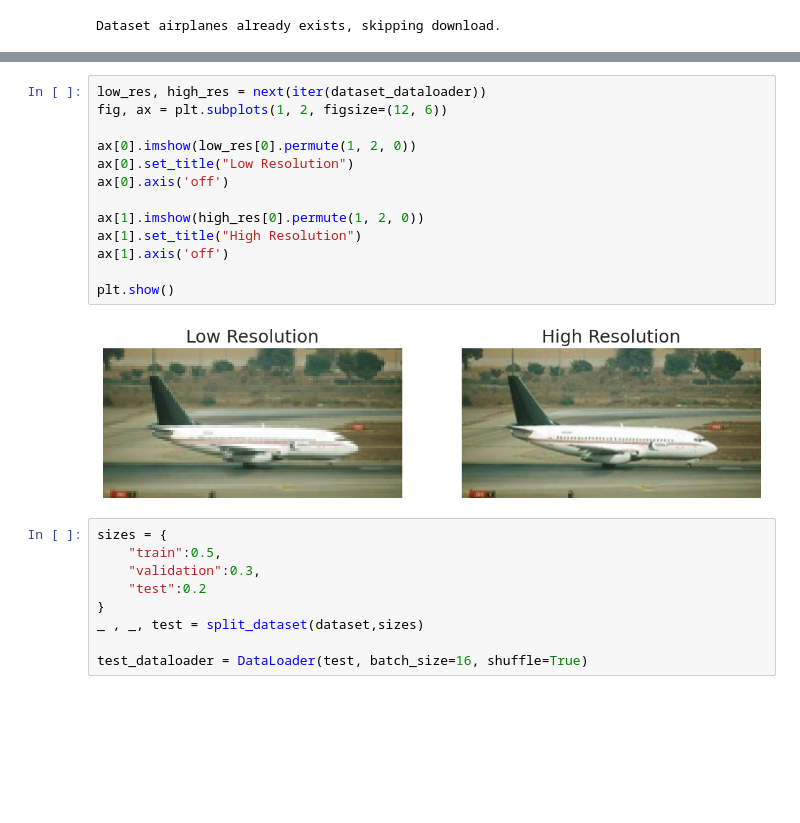
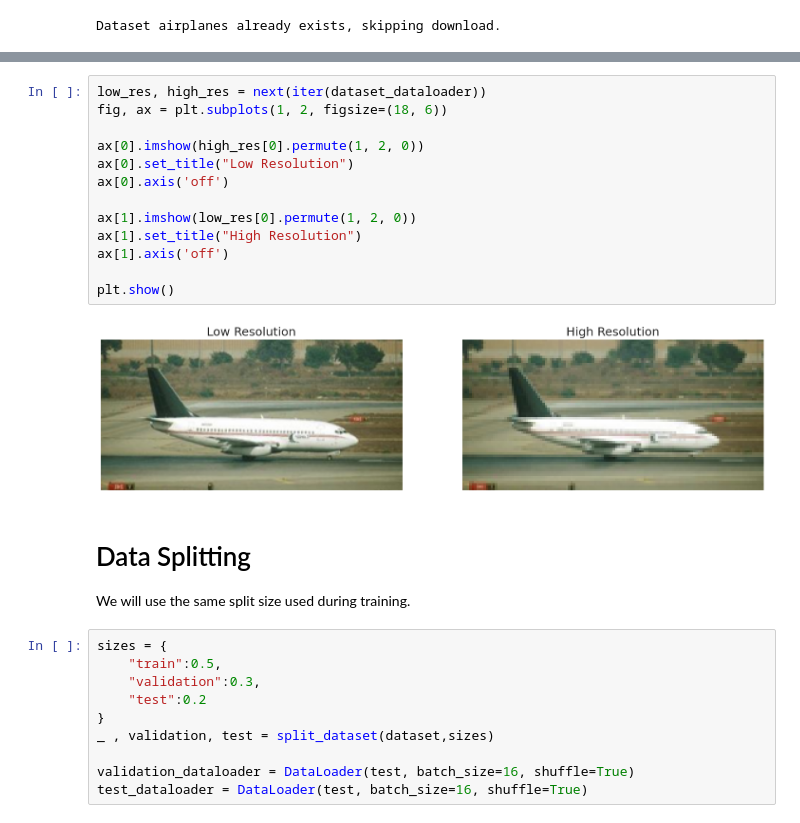
Before and after one commit to cMancio00/Super-Resolution, a Jupyter notebook: notebook.ipynb, the cells around one changed output, grey strips where cells are left out. Cells and saved outputs as stored; diff of their text form; blank space fills up the shorter version.

```diff
--- a/notebook.ipynb
+++ b/notebook.ipynb
@@ -25,24 +92,29 @@ Dataset airplanes already exists, skipping download.
 # %%
 low_res, high_res = next(iter(dataset_dataloader))
-fig, ax = plt.subplots(1, 2, figsize=(12, 6))
+fig, ax = plt.subplots(1, 2, figsize=(18, 6))
 
-ax[0].imshow(low_res[0].permute(1, 2, 0))
+ax[0].imshow(high_res[0].permute(1, 2, 0))
 ax[0].set_title("Low Resolution")
 ax[0].axis('off')
 
-ax[1].imshow(high_res[0].permute(1, 2, 0))
+ax[1].imshow(low_res[0].permute(1, 2, 0))
 ax[1].set_title("High Resolution")
 ax[1].axis('off')
 
 plt.show()
 # %% [output]
-[figure, old version]
+[figure, new version]
+# %% [markdown]
+# Data Splitting
+
+We will use the same split size used during training.
 # %%
 sizes = {
     "train":0.5,
     "validation":0.3,
     "test":0.2
 }
-_ , _, test = split_dataset(dataset,sizes)
+_ , validation, test = split_dataset(dataset,sizes)
 
+validation_dataloader = DataLoader(test, batch_size=16, shuffle=True)
 test_dataloader = DataLoader(test, batch_size=16, shuffle=True)
```
Also changed, not shown: parts of 17 cells of this notebook, 8 other files.
